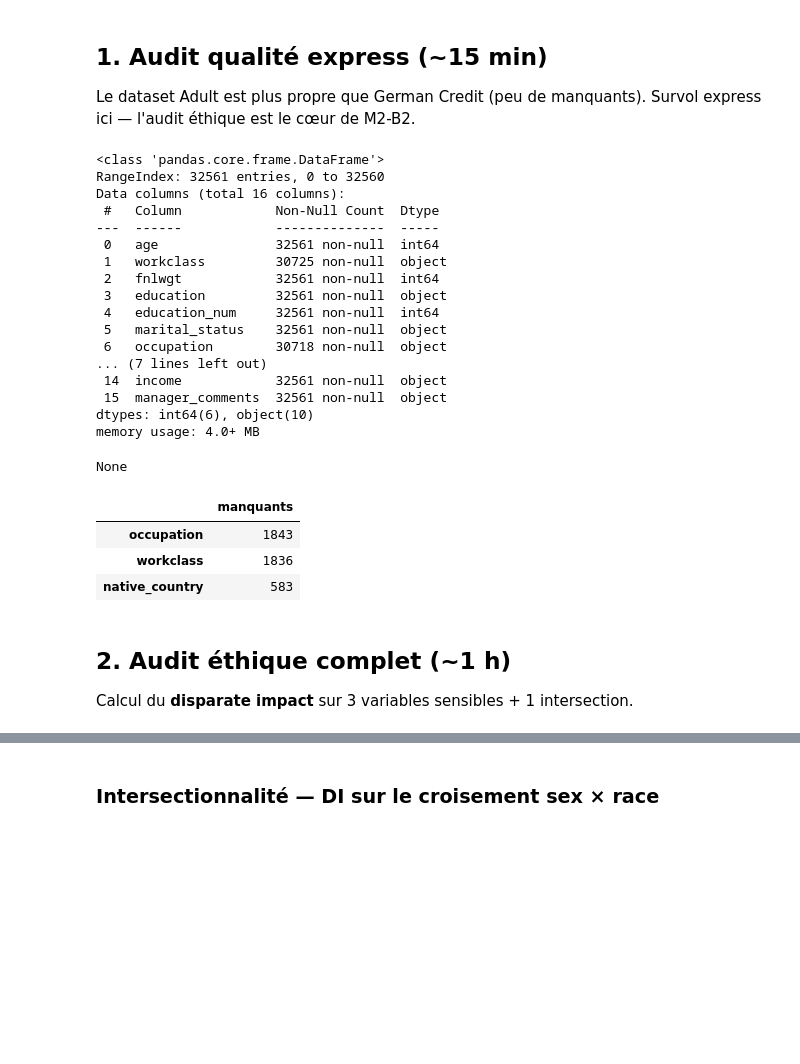
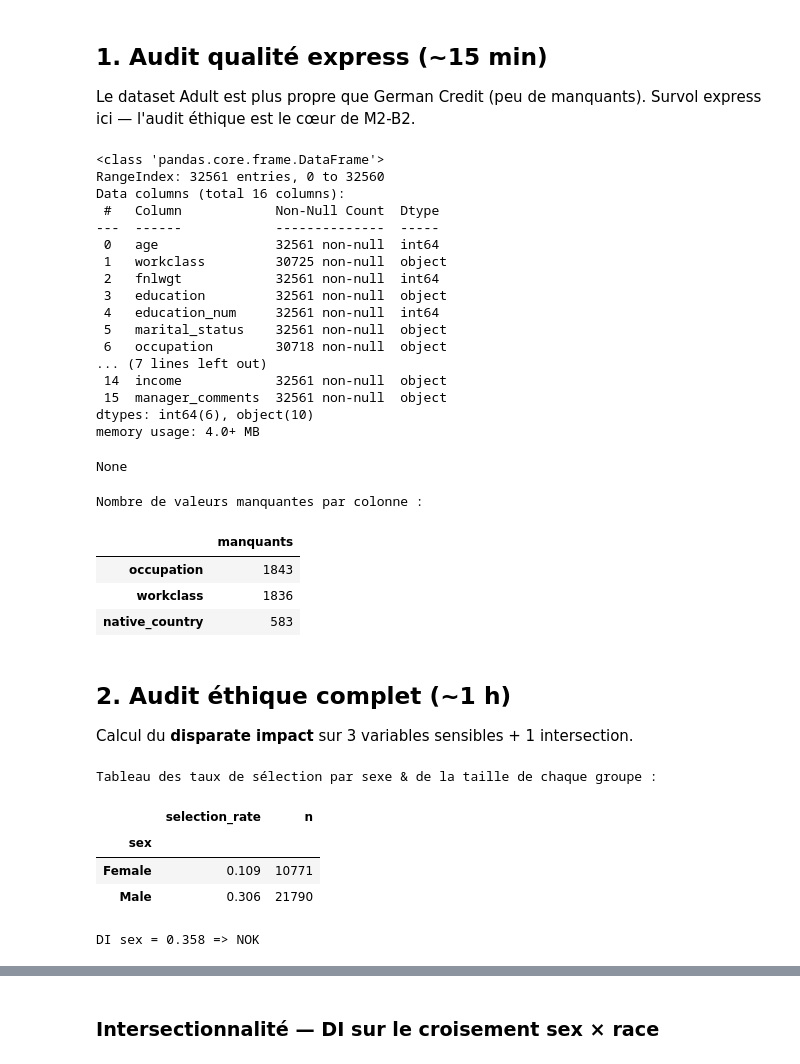
Before and after one commit to rbatos/M2-B2-athena-romain, a Jupyter notebook: notebooks/M2-B2_Tom_Romain.ipynb, the cells around one changed output, grey strips where cells are left out. Drawn from its saved outputs; the diff is of its cells as text; code cells hidden in the pictures; blank space fills up the shorter version.

```diff
--- a/notebooks/M2-B2_Tom_Romain.ipynb
+++ b/notebooks/M2-B2_Tom_Romain.ipynb
@@ -43,7 +45,10 @@ Shape : (32561, 16)
 Le dataset Adult est plus propre que German Credit (peu de manquants).
 Survol express ici — l'audit éthique est le cœur de M2-B2.
 # %%
+# Affiche des informations sur le DataFrame
 display(df.info())
+# Affiche le nombre de valeurs manquantes par colonne
+print("Nombre de valeurs manquantes par colonne :")
 display(
     df.isna()
     .sum()
@@ -71,6 +76,7 @@ Data columns (total 16 columns):
 dtypes: int64(6), object(10)
 memory usage: 4.0+ MB
 None
+Nombre de valeurs manquantes par colonne :
 |  | manquants |
 | occupation | 1843 |
 | workclass | 1836 |
@@ -86,3 +92,49 @@ def disparate_impact(df: pd.DataFrame, sensible: str, target: str = "income",
     sr = df.groupby(sensible)[target].apply(lambda x: (x == positive).mean())
     di = sr.min() / sr.max()
     return di, sr
+# %%
+# DI sur sex
+di_sex, sr_sex = disparate_impact(df, "sex")
+
+# display(
+#     pd.DataFrame(
+#         {
+#             "selection_rate": sr_sex.round(3),
+#             "n": df.groupby("sex")["income"].count(),
+#         }
+#     ).assign(
+#         DI=di_sex.round(3),
+#         signal_4_5=lambda _: "NOK" if di_sex < 0.8 else "OK",
+#     )
+# )
+# Equivaut à :
+# 1) Taux de sélection par sexe (déjà calculé avant dans ton notebook)
+selection_rate = sr_sex.round(3)
+
+# 2) Taille de chaque groupe
+n_par_sexe = df.groupby("sex")["income"].count()
+
+# 3) Tableau de base
+tableau_sexe = pd.DataFrame(
+    {
+        "selection_rate": selection_rate,
+        "n": n_par_sexe,
+    }
+)
+
+# 4) Ajout des indicateurs globaux (identiques sur chaque ligne) => inutile car le même DI pour tous les groupes
+#tableau_sexe["DI"] = round(di_sex, 3)
+#tableau_sexe["signal_4_5"] = "NOK" if di_sex < 0.8 else "OK"
+
+# 5) Affichage
+print("Tableau des taux de sélection par sexe & de la taille de chaque groupe :")
+display(tableau_sexe)
+
+print(f"DI sex = {di_sex:.3f} => {'NOK' if di_sex < 0.8 else 'OK'}")
+# %% [output]
+Tableau des taux de sélection par sexe & de la taille de chaque groupe :
+|  | selection_rate | n |
+| sex |  |  |
+| Female | 0.109 | 10771 |
+| Male | 0.306 | 21790 |
+DI sex = 0.358 => NOK
```
Also changed, not shown: parts of 10 cells of this notebook.
